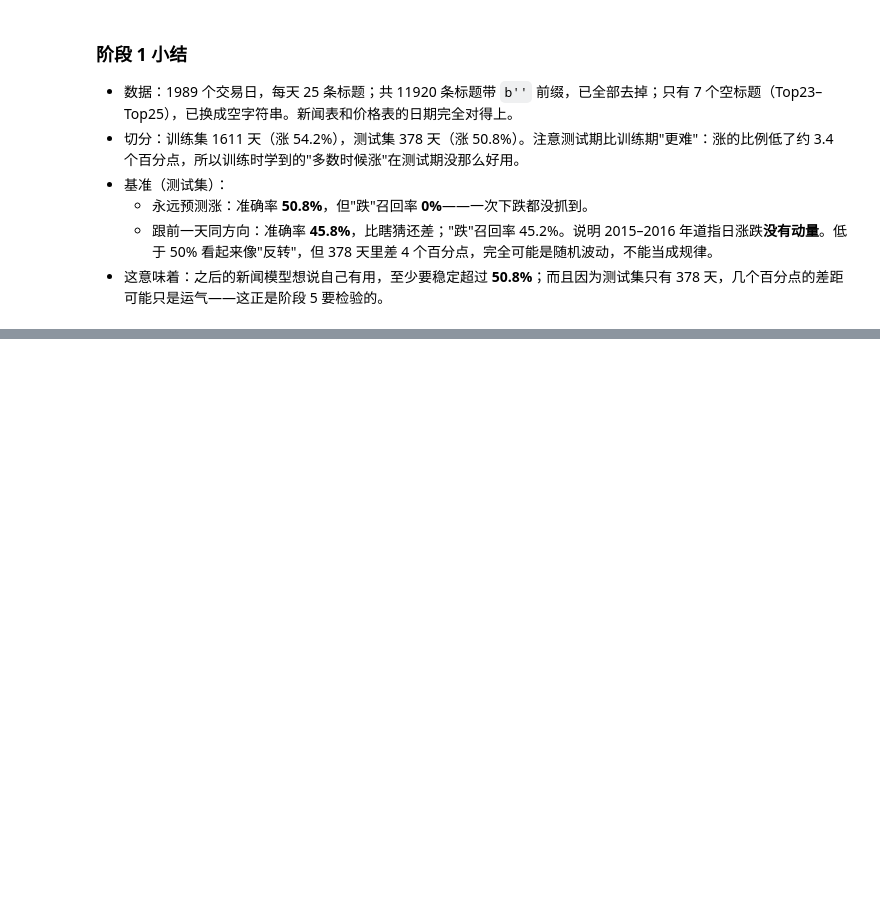
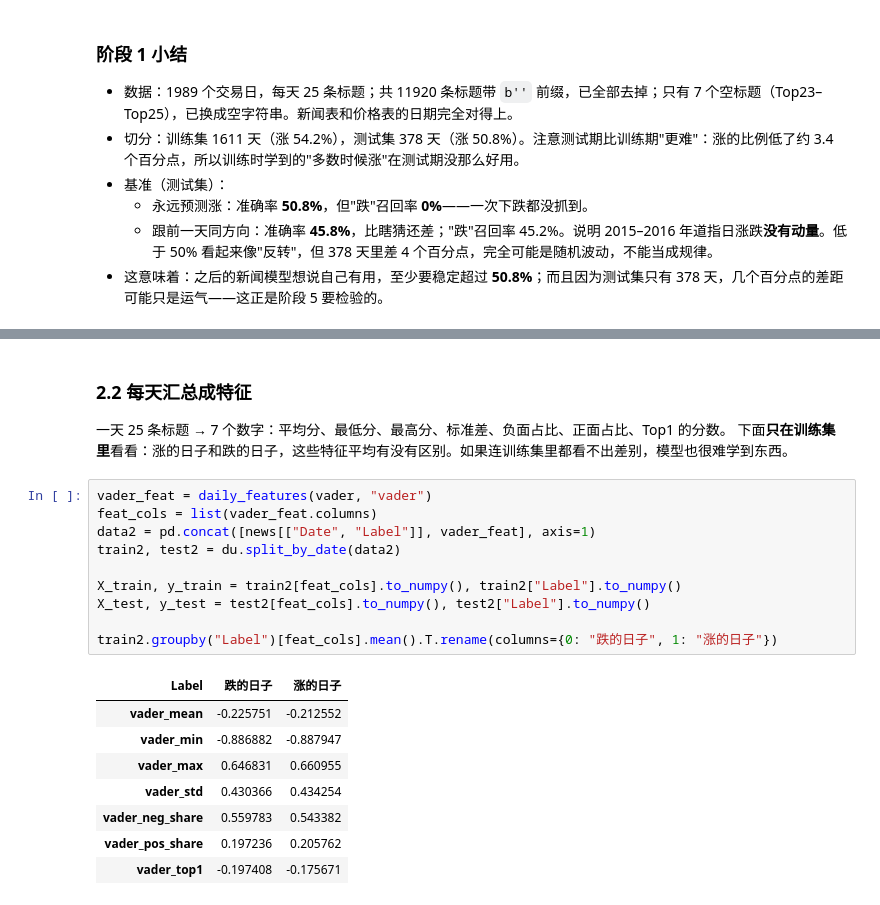
Before and after one commit to matheason/news-vs-dow, a Jupyter notebook: notebooks/main.ipynb, the cells around one changed output, grey strips where cells are left out. Saved outputs shown, nothing was run; the diff lists cells and outputs as text; blank space fills up the shorter version.

```diff
--- a/notebooks/main.ipynb
+++ b/notebooks/main.ipynb
@@ -189,0 +233,23 @@ for name, p in preds.items():
+# %% [markdown]
+### 2.2 每天汇总成特征
+一天 25 条标题 → 7 个数字：平均分、最低分、最高分、标准差、负面占比、正面占比、Top1 的分数。
+下面**只在训练集里**看看：涨的日子和跌的日子，这些特征平均有没有区别。如果连训练集里都看不出差别，模型也很难学到东西。
+# %%
+vader_feat = daily_features(vader, "vader")
+feat_cols = list(vader_feat.columns)
+data2 = pd.concat([news[["Date", "Label"]], vader_feat], axis=1)
+train2, test2 = du.split_by_date(data2)
+
+X_train, y_train = train2[feat_cols].to_numpy(), train2["Label"].to_numpy()
+X_test, y_test = test2[feat_cols].to_numpy(), test2["Label"].to_numpy()
+
+train2.groupby("Label")[feat_cols].mean().T.rename(columns={0: "跌的日子", 1: "涨的日子"})
+# %% [output]
+| Label | 跌的日子 | 涨的日子 |
+| vader_mean | -0.225751 | -0.212552 |
+| vader_min | -0.886882 | -0.887947 |
+| vader_max | 0.646831 | 0.660955 |
+| vader_std | 0.430366 | 0.434254 |
+| vader_neg_share | 0.559783 | 0.543382 |
+| vader_pos_share | 0.197236 | 0.205762 |
+| vader_top1 | -0.197408 | -0.175671 |
```
Also changed, not shown: parts of 14 cells of this notebook, 4 other files.
